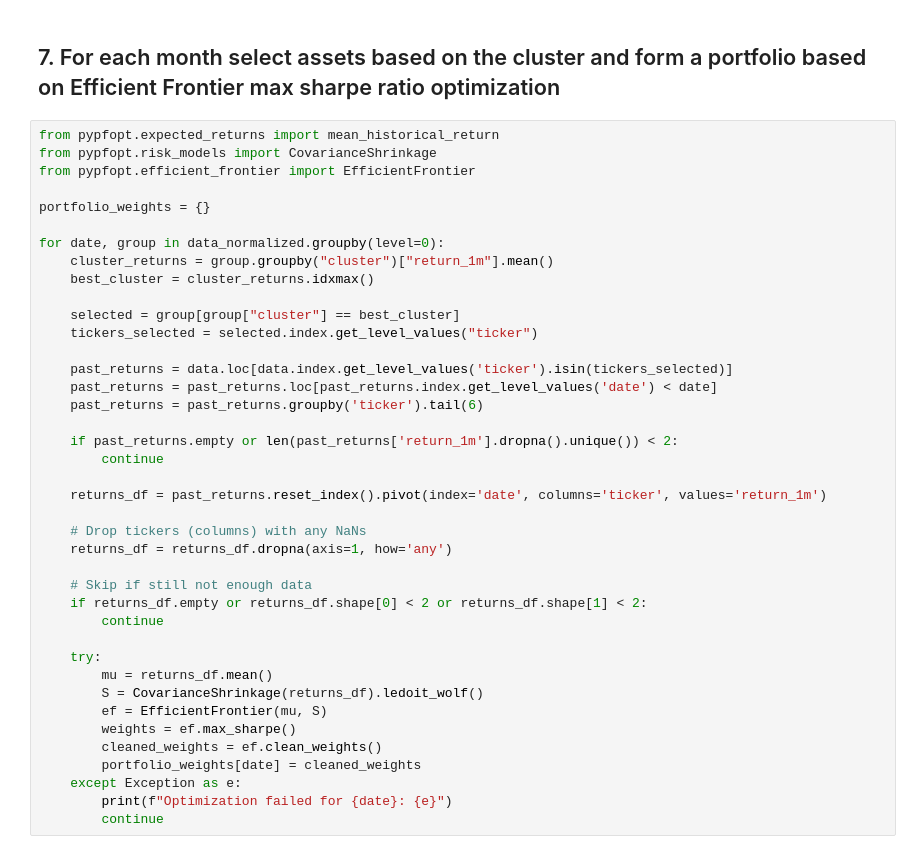
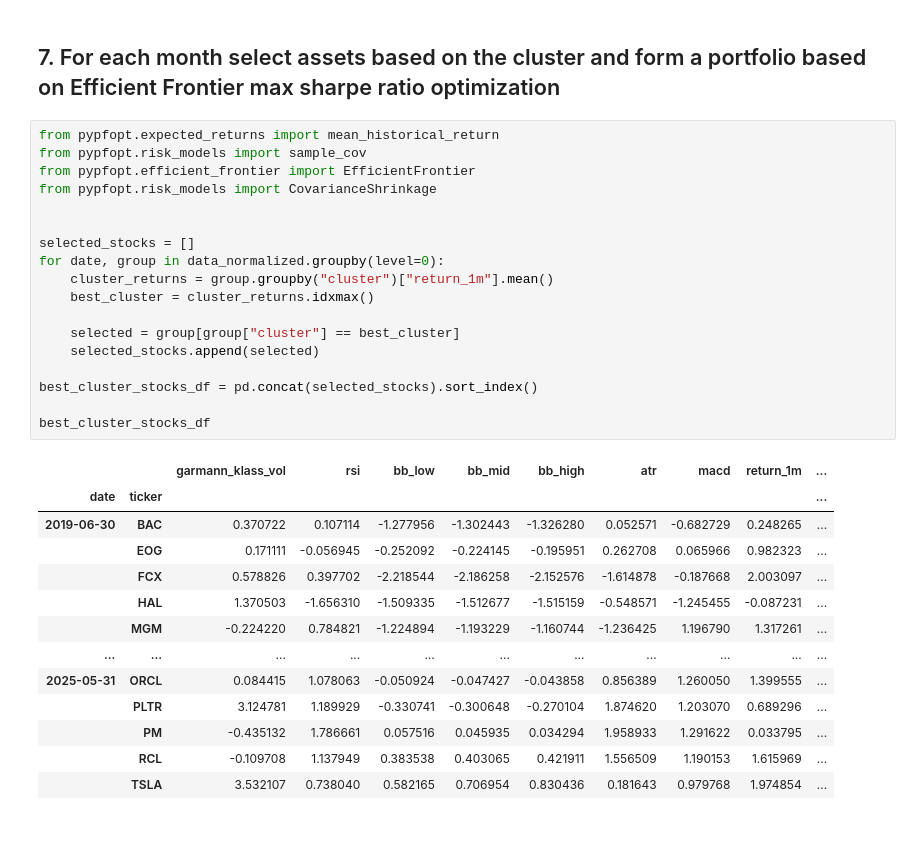
Before and after one commit to pelazas/algotrading, a Jupyter notebook: unsupervised_learning_strategy.ipynb, the cells around one changed output. Drawn from its saved outputs; the diff is of its cells as text.

```diff
--- a/unsupervised_learning_strategy.ipynb
+++ b/unsupervised_learning_strategy.ipynb
@@ -382,42 +382,33 @@ dtype: float64
 ## 7. For each month select assets based on the cluster and form a portfolio based on Efficient Frontier max sharpe ratio optimization
 # %%
 from pypfopt.expected_returns import mean_historical_return
+from pypfopt.risk_models import sample_cov
+from pypfopt.efficient_frontier import EfficientFrontier
 from pypfopt.risk_models import CovarianceShrinkage
-from pypfopt.efficient_frontier import EfficientFrontier
 
-portfolio_weights = {}
 
+selected_stocks = []
 for date, group in data_normalized.groupby(level=0):
     cluster_returns = group.groupby("cluster")["return_1m"].mean()
     best_cluster = cluster_returns.idxmax()
 
     selected = group[group["cluster"] == best_cluster]
-    tickers_selected = selected.index.get_level_values("ticker")
+    selected_stocks.append(selected)
 
-    past_returns = data.loc[data.index.get_level_values('ticker').isin(tickers_selected)]
-    past_returns = past_returns.loc[past_returns.index.get_level_values('date') < date]
-    past_returns = past_returns.groupby('ticker').tail(6)
+best_cluster_stocks_df = pd.concat(selected_stocks).sort_index()
 
-    if past_returns.empty or len(past_returns['return_1m'].dropna().unique()) < 2:
-        continue
-
-    returns_df = past_returns.reset_index().pivot(index='date', columns='ticker', values='return_1m')
-
-    # Drop tickers (columns) with any NaNs
-    returns_df = returns_df.dropna(axis=1, how='any')
-
-    # Skip if still not enough data
-    if returns_df.empty or returns_df.shape[0] < 2 or returns_df.shape[1] < 2:
-        continue
-
-    try:
-        mu = returns_df.mean()
-        S = CovarianceShrinkage(returns_df).ledoit_wolf()
-        ef = EfficientFrontier(mu, S)
-        weights = ef.max_sharpe()
-        cleaned_weights = ef.clean_weights()
-        portfolio_weights[date] = cleaned_weights
-    except Exception as e:
-        print(f"Optimization failed for {date}: {e}")
-        continue
+best_cluster_stocks_df
 # %% [output]
+|  |  | garmann_klass_vol | rsi | bb_low | bb_mid | bb_high | atr | macd | return_1m | ... |
+| date | ticker |  |  |  |  |  |  |  |  | ... |
+| 2019-06-30 | BAC | 0.370722 | 0.107114 | -1.277956 | -1.302443 | -1.326280 | 0.052571 | -0.682729 | 0.248265 | ... |
+|  | EOG | 0.171111 | -0.056945 | -0.252092 | -0.224145 | -0.195951 | 0.262708 | 0.065966 | 0.982323 | ... |
+|  | FCX | 0.578826 | 0.397702 | -2.218544 | -2.186258 | -2.152576 | -1.614878 | -0.187668 | 2.003097 | ... |
+|  | HAL | 1.370503 | -1.656310 | -1.509335 | -1.512677 | -1.515159 | -0.548571 | -1.245455 | -0.087231 | ... |
+|  | MGM | -0.224220 | 0.784821 | -1.224894 | -1.193229 | -1.160744 | -1.236425 | 1.196790 | 1.317261 | ... |
+| ... | ... | ... | ... | ... | ... | ... | ... | ... | ... | ... |
+| 2025-05-31 | ORCL | 0.084415 | 1.078063 | -0.050924 | -0.047427 | -0.043858 | 0.856389 | 1.260050 | 1.399555 | ... |
+|  | PLTR | 3.124781 | 1.189929 | -0.330741 | -0.300648 | -0.270104 | 1.874620 | 1.203070 | 0.689296 | ... |
+|  | PM | -0.435132 | 1.786661 | 0.057516 | 0.045935 | 0.034294 | 1.958933 | 1.291622 | 0.033795 | ... |
+|  | RCL | -0.109708 | 1.137949 | 0.383538 | 0.403065 | 0.421911 | 1.556509 | 1.190153 | 1.615969 | ... |
+|  | TSLA | 3.532107 | 0.738040 | 0.582165 | 0.706954 | 0.830436 | 0.181643 | 0.979768 | 1.974854 | ... |
```
Also changed, not shown: parts of 11 cells of this notebook.
